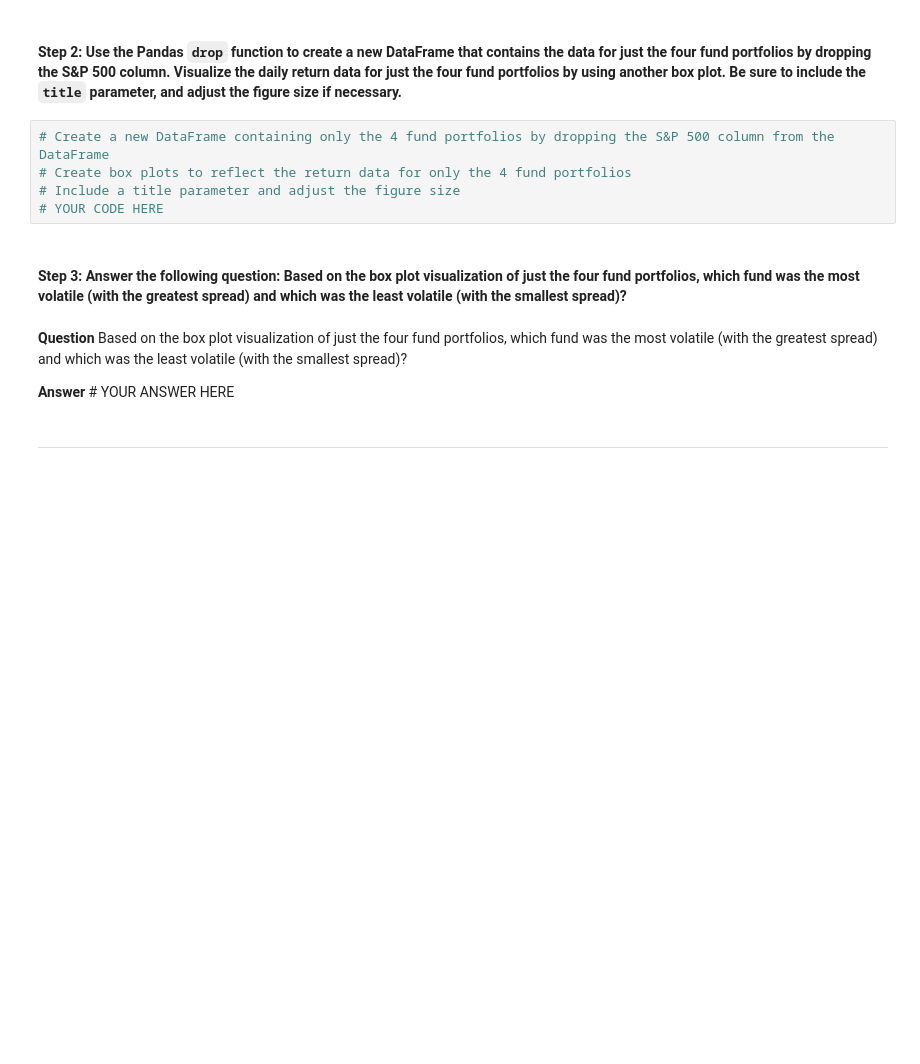
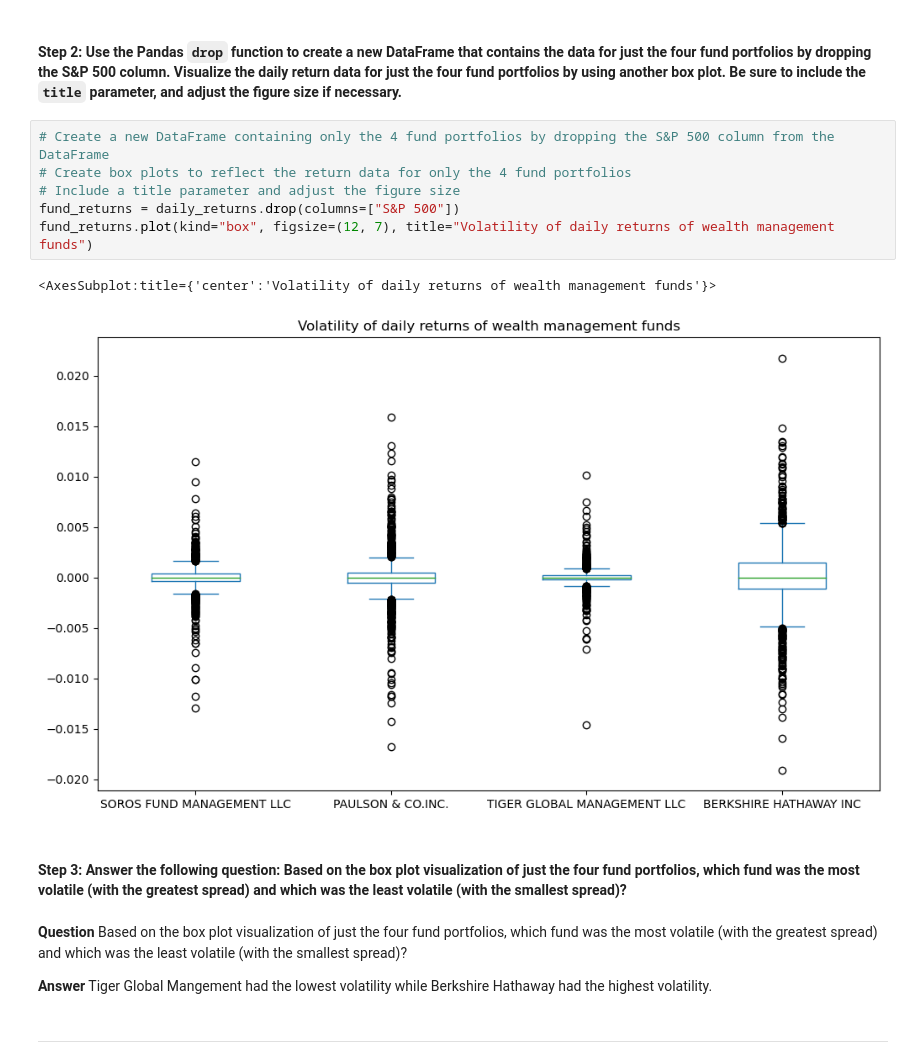
Before and after one commit to jeffreycrabill/challenge4, a Jupyter notebook: risk_return_analysis.ipynb, the cells around one changed output. Saved outputs shown, nothing was run; the diff lists cells and outputs as text; blank space fills up the shorter version.

```diff
--- a/risk_return_analysis.ipynb
+++ b/risk_return_analysis.ipynb
@@ -181,14 +215,18 @@ Analyze the volatility of each of the four fund portfolios and of the S&P 500 In
 # %%
 # Create a new DataFrame containing only the 4 fund portfolios by dropping the S&P 500 column from the DataFrame
 # Create box plots to reflect the return data for only the 4 fund portfolios
 # Include a title parameter and adjust the figure size
-# YOUR CODE HERE
+fund_returns = daily_returns.drop(columns=["S&P 500"])
+fund_returns.plot(kind="box", figsize=(12, 7), title="Volatility of daily returns of wealth management funds")
+# %% [output]
+<AxesSubplot:title={'center':'Volatility of daily returns of wealth management funds'}>
+[figure, added]
 # %% [markdown]
 #### Step 3: Answer the following question: Based on the box plot visualization of just the four fund portfolios, which fund was the most volatile (with the greatest spread) and which was the least volatile (with the smallest spread)?
 # %% [markdown]
 **Question** Based on the box plot visualization of just the four fund portfolios, which fund was the most volatile (with the greatest spread) and which was the least volatile (with the smallest spread)?
 
-**Answer** # YOUR ANSWER HERE
+**Answer** Tiger Global Mangement had the lowest volatility while Berkshire Hathaway had the highest volatility.
 # %% [markdown]
 ---
 # %% [markdown]
```
Also changed, not shown: parts of 25 cells of this notebook.
